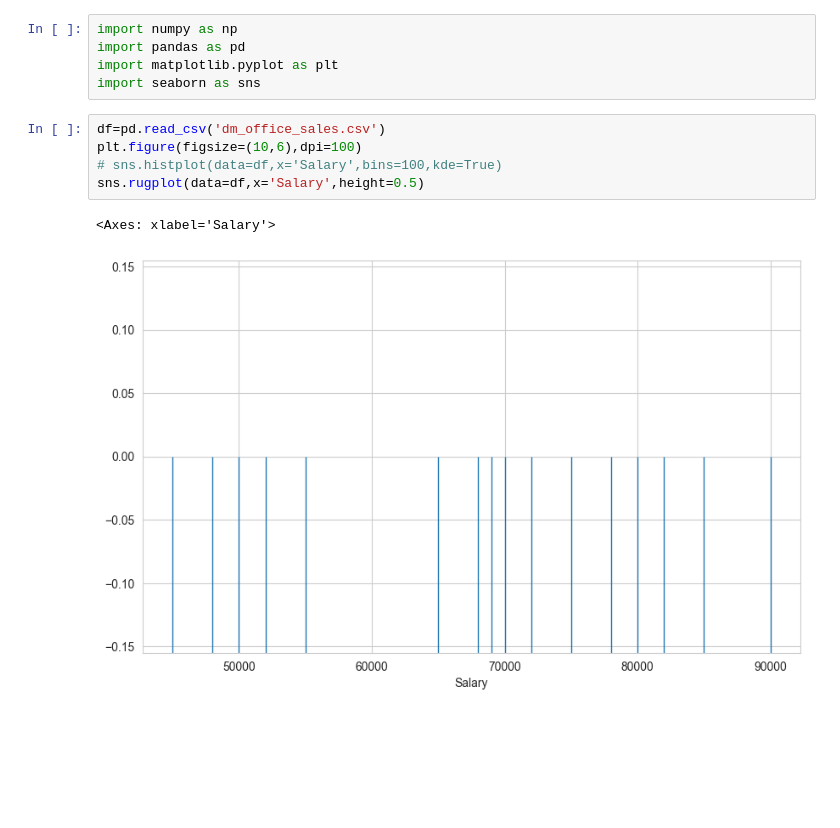
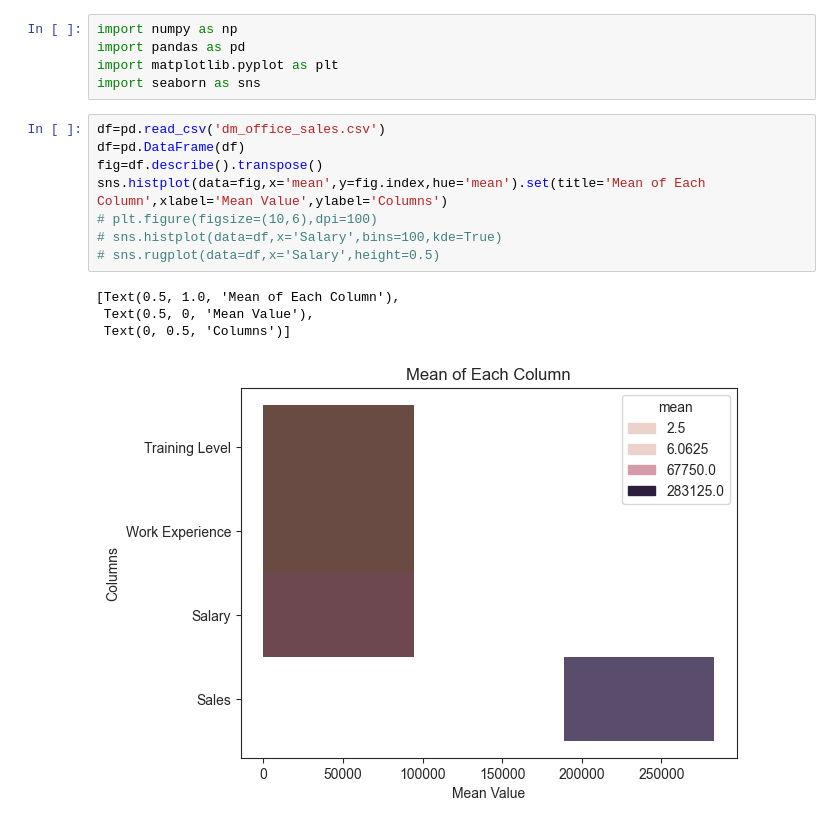
Before and after one commit to shahbazmuzammil/GenAI, a Jupyter notebook: Saeborn/Distribution.ipynb, the cells around one changed output. Drawn from its saved outputs; the diff is of its cells as text; blank space fills up the shorter version.

```diff
--- a/Saeborn/Distribution.ipynb
+++ b/Saeborn/Distribution.ipynb
@@ -5,11 +5,16 @@ import matplotlib.pyplot as plt
 import seaborn as sns
 # %%
 df=pd.read_csv('dm_office_sales.csv')
-plt.figure(figsize=(10,6),dpi=100)
+df=pd.DataFrame(df)
+fig=df.describe().transpose()
+sns.histplot(data=fig,x='mean',y=fig.index,hue='mean').set(title='Mean of Each Column',xlabel='Mean Value',ylabel='Columns')
+# plt.figure(figsize=(10,6),dpi=100)
 # sns.histplot(data=df,x='Salary',bins=100,kde=True)
-sns.rugplot(data=df,x='Salary',height=0.5)
+# sns.rugplot(data=df,x='Salary',height=0.5)
 # %% [output]
-<Axes: xlabel='Salary'>
+[Text(0.5, 1.0, 'Mean of Each Column'),
+ Text(0.5, 0, 'Mean Value'),
+ Text(0, 0.5, 'Columns')]
-[figure, old version]
+[figure, new version]
 # %%
 sns.set_style('ticks')
```
Also changed, not shown: parts of 6 cells of this notebook, 29 other files.
